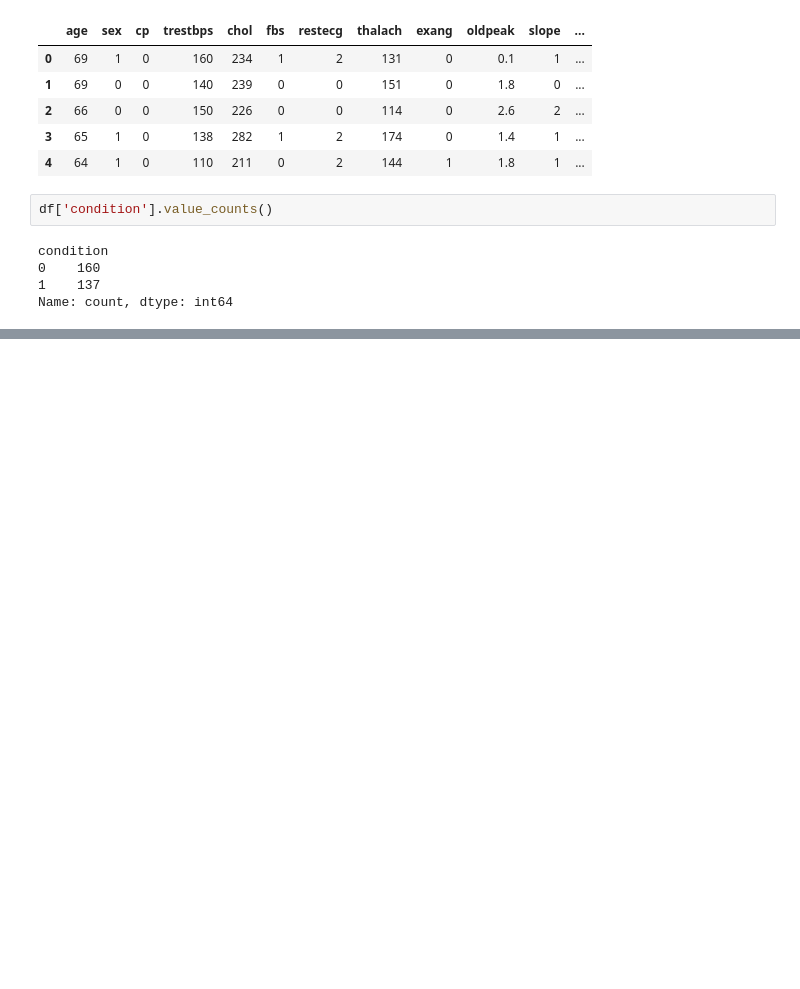
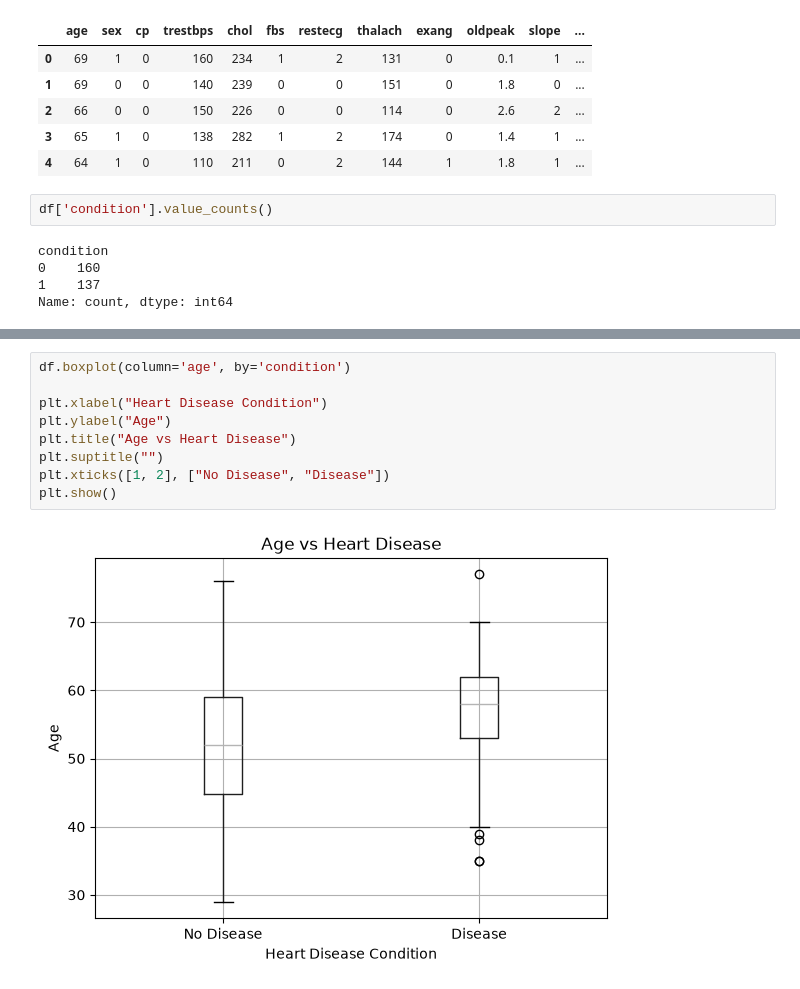
Before and after one commit to bhaikattisakshi/health-decision-prediction, a Jupyter notebook: Untitled1.ipynb, the cells around one changed output, grey strips where cells are left out. Cells and saved outputs as stored; diff of their text form; blank space fills up the shorter version.

```diff
--- a/Untitled1.ipynb
+++ b/Untitled1.ipynb
@@ -73,0 +115,11 @@ Name: count, dtype: int64
+# %%
+df.boxplot(column='age', by='condition')
+
+plt.xlabel("Heart Disease Condition")
+plt.ylabel("Age")
+plt.title("Age vs Heart Disease")
+plt.suptitle("")
+plt.xticks([1, 2], ["No Disease", "Disease"])
+plt.show()
+# %% [output]
+[figure, added]
```
Also changed, not shown: parts of 19 cells of this notebook.
